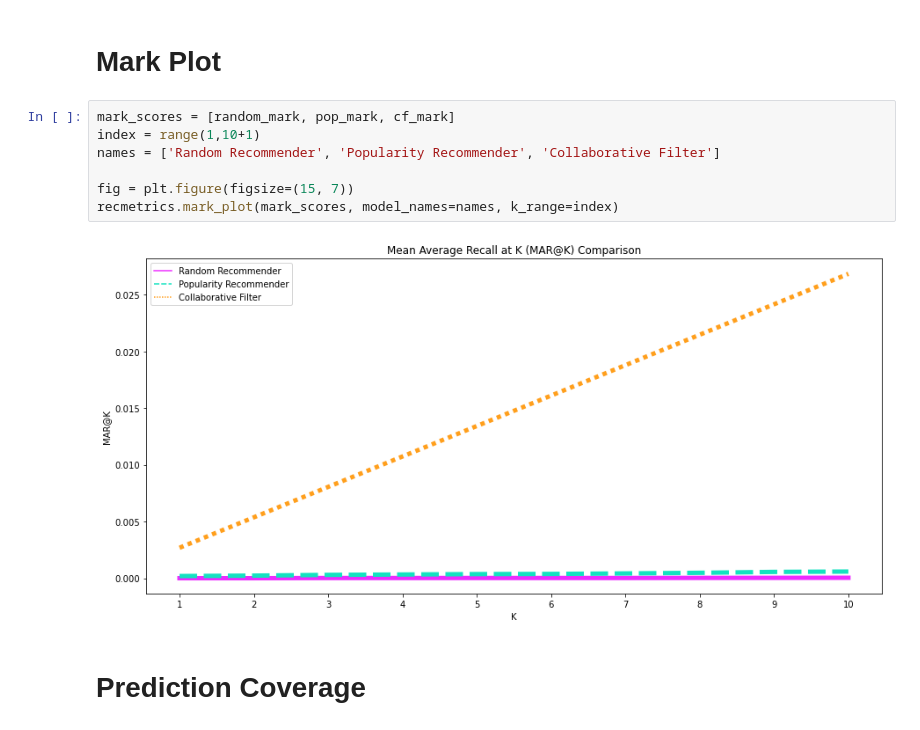
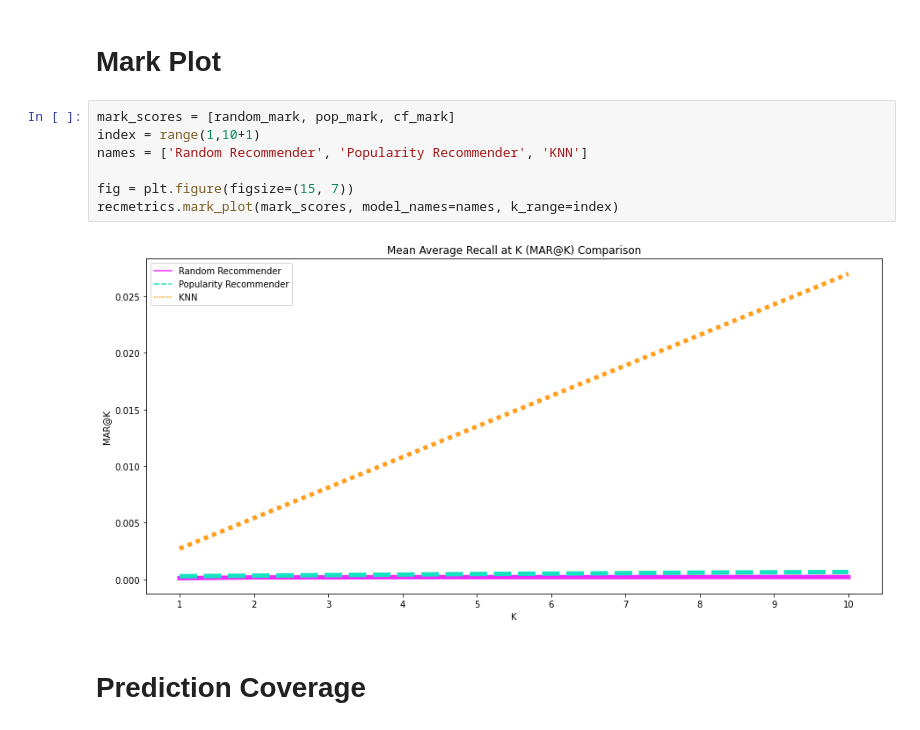
Before and after one commit to Shiyi-Wang/recipeRecSys, a Jupyter notebook: evaluations/KNN Evaluation Module.ipynb, the cells around one changed output. Saved outputs shown, nothing was run; the diff lists cells and outputs as text.

```diff
--- a/evaluations/KNN Evaluation Module.ipynb
+++ b/evaluations/KNN Evaluation Module.ipynb
@@ -255,12 +255,12 @@ cf_mark
 # %%
 mark_scores = [random_mark, pop_mark, cf_mark]
 index = range(1,10+1)
-names = ['Random Recommender', 'Popularity Recommender', 'Collaborative Filter']
+names = ['Random Recommender', 'Popularity Recommender', 'KNN']
 
 fig = plt.figure(figsize=(15, 7))
 recmetrics.mark_plot(mark_scores, model_names=names, k_range=index)
 # %% [output]
-[figure, old version]
+[figure, new version]
 # %% [markdown]
 # Prediction Coverage
 # %%
```
Also changed, not shown: parts of 18 cells of this notebook, 17 other files.
